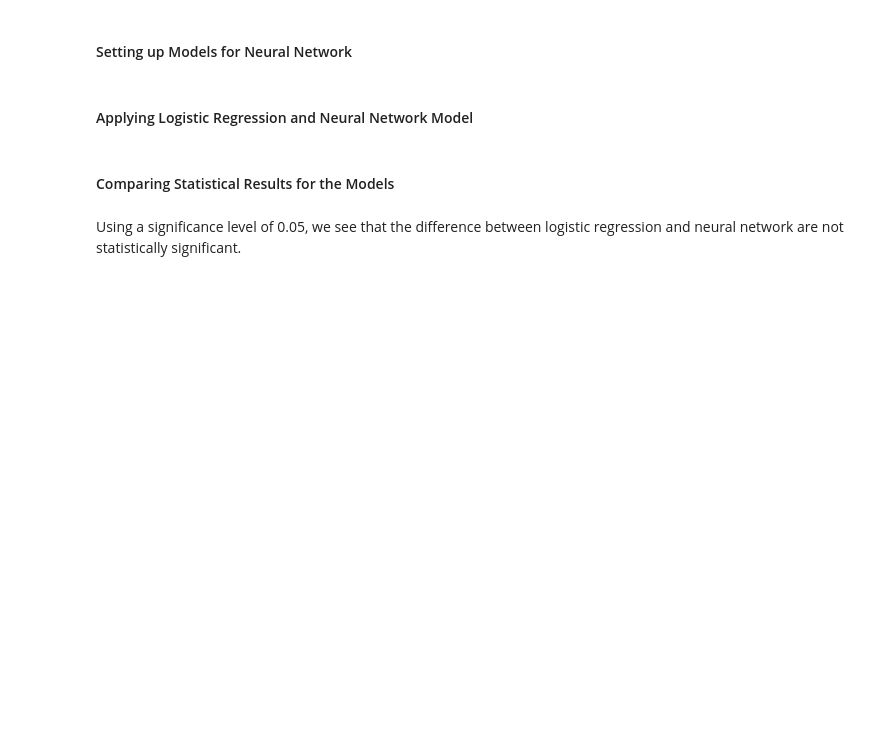
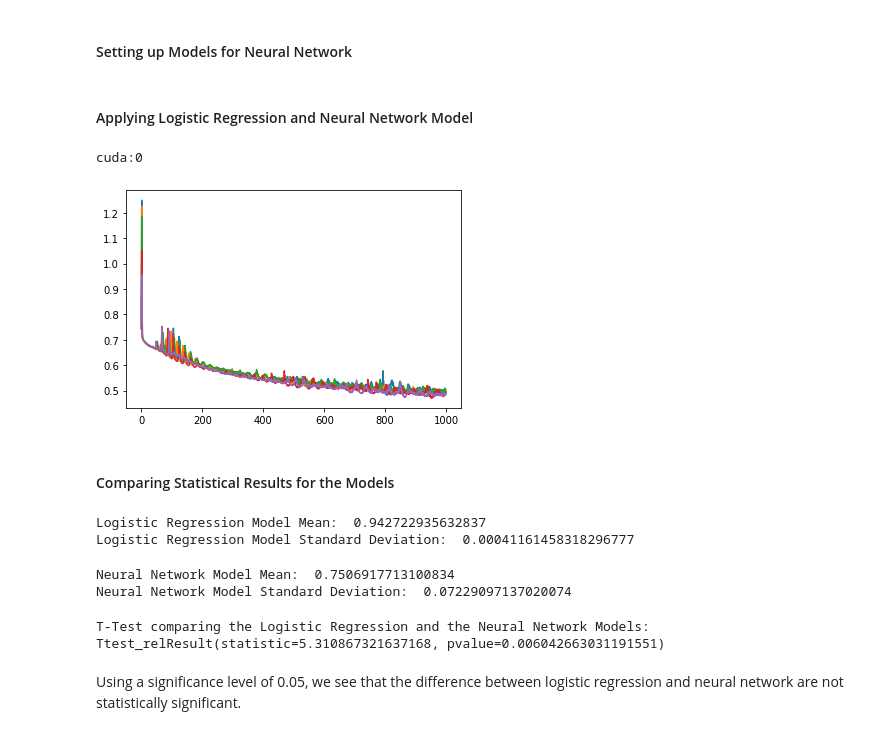
Before and after one commit to StallionsProject/SepsisPrediction, a Jupyter notebook: Jupyter Notebooks/FFNN2-PyTorch.ipynb, the cells around one changed output. Drawn from its saved outputs; the diff is of its cells as text; code cells hidden in the pictures; blank space fills up the shorter version.

Commit message:
moved model to gpu and did some tweaking

```diff
--- a/Jupyter Notebooks/FFNN2-PyTorch.ipynb
+++ b/Jupyter Notebooks/FFNN2-PyTorch.ipynb
@@ -41,7 +41,7 @@ finalFeatures
 x = [] # input (attributes)
 y = [] # output (targets)
 
-x = finalFeatures.iloc[:, 1:56].values
+x = finalFeatures.iloc[:, 1:57].values
 y = finalFeatures.iloc[:, 57].values
-
+print(x)
 x = MinMaxScaler().fit_transform(x)
@@ -63,7 +71,7 @@ class MoonModel(nn.Module):
     def predict_proba(self, x, as_numpy=False):
         res = self.forward(x)
         if as_numpy:
-            res = res.detach().numpy()
+            res = res.cpu().detach().numpy()
         return res
 
     def predict(self, x, threshold=0.5, as_numpy=False):
@@ -90,9 +98,9 @@ class MoonModel(nn.Module):
 class NNModel(MoonModel):
     def __init__(self):
         super().__init__()
-        self.l1 = nn.Linear(55, 55, bias=True)
-        self.act1 = nn.Tanh()
-        self.l2 = nn.Linear(55, 1, bias=True)
+        self.l1 = nn.Linear(56, 56, bias=True)
+        self.act1 = nn.PReLU()
+        self.l2 = nn.Linear(56, 1, bias=True)
         self.act2 = nn.Sigmoid()
 
     def get_intermediary(self, x):
@@ -109,54 +117,68 @@ class NNModel(MoonModel):
 # %% [markdown]
 #### Applying Logistic Regression and Neural Network Model
 # %%
-# device = th.device("cuda:0" if th.cuda.is_available() else "cpu")
-# print(device)
+device = th.device("cuda:0" if th.cuda.is_available() else "cpu")
+print(device)
+# %% [output]
+cuda:0
 # %%
 kf = selection.KFold(n_splits=5, shuffle=True)
 kf.get_n_splits(x)
 
 f1_lr = []
 f1_nn = []
 
 def plot_loss(loss_curve):
     plt.plot(list(range(len(loss_curve))), loss_curve)
 
 for train_index, test_index in kf.split(x):
     X_train, X_test = x[train_index], x[test_index]
     y_train, y_test = y[train_index], y[test_index]
 
     lr = linear.LogisticRegression(solver='lbfgs')
     lr.fit(X_train, y_train)
     predictions = lr.predict(X_test)
     probs = lr.predict_proba(X_test)[:,1]
     f1_lr.append(metrics.f1_score(y_test, predictions))
 
     X_train = th.tensor(X_train, dtype=th.float32)
     X_test = th.tensor(X_test, dtype=th.float32)
     y_train = th.tensor(y_train, dtype=th.float32).view(-1, 1)
     y_test = th.tensor(y_test, dtype=th.float32).view(-1, 1)
 
-    # X_train, y_train = X_train.to(device), y_train.to(device)
-    # X_test, y_test = X_test.to(device), y_test.to(device)
+    X_train, y_train = X_train.to(device), y_train.to(device)
+    X_test, y_test = X_test.to(device), y_test.to(device)
 
     nn1 = NNModel()
-    # nn1.to(device)
+    nn1.to(device)
 
-    curve = nn1.fit(X_train, y_train, lam=0.01)
+    curve = nn1.fit(X_train, y_train, lr=0.008, lam=0.01)
+    plot_loss(curve)
     predictions = nn1.predict(X_test, as_numpy=True)
     probs = nn1.predict_proba(X_test, as_numpy=True)
-    f1_nn.append(metrics.f1_score(y_test, predictions))
+    f1_nn.append(metrics.f1_score(y_test.cpu(), predictions))
+# %% [output]
+[figure, added]
 # %% [markdown]
 #### Comparing Statistical Results for the Models
 # %%
 print("Logistic Regression Model Mean: ", np.mean(f1_lr))
 print("Logistic Regression Model Standard Deviation: ", np.std(f1_lr))
+# %% [output]
+Logistic Regression Model Mean:  0.942722935632837
+Logistic Regression Model Standard Deviation:  0.00041161458318296777
 # %%
 print("Neural Network Model Mean: ", np.mean(f1_nn))
 print("Neural Network Model Standard Deviation: ", np.std(f1_nn))
+# %% [output]
+Neural Network Model Mean:  0.7506917713100834
+Neural Network Model Standard Deviation:  0.07229097137020074
 # %%
 print("T-Test comparing the Logistic Regression and the Neural Network Models: ")
 print(stats.ttest_rel(f1_lr, f1_nn))
+# %% [output]
+T-Test comparing the Logistic Regression and the Neural Network Models:
+Ttest_relResult(statistic=5.310867321637168, pvalue=0.006042663031191551)
 # %% [markdown]
 Using a significance level of 0.05, we see that the difference between logistic regression
 and neural network are not statistically significant.
```
Also changed, not shown: parts of 1 cell of this notebook.
